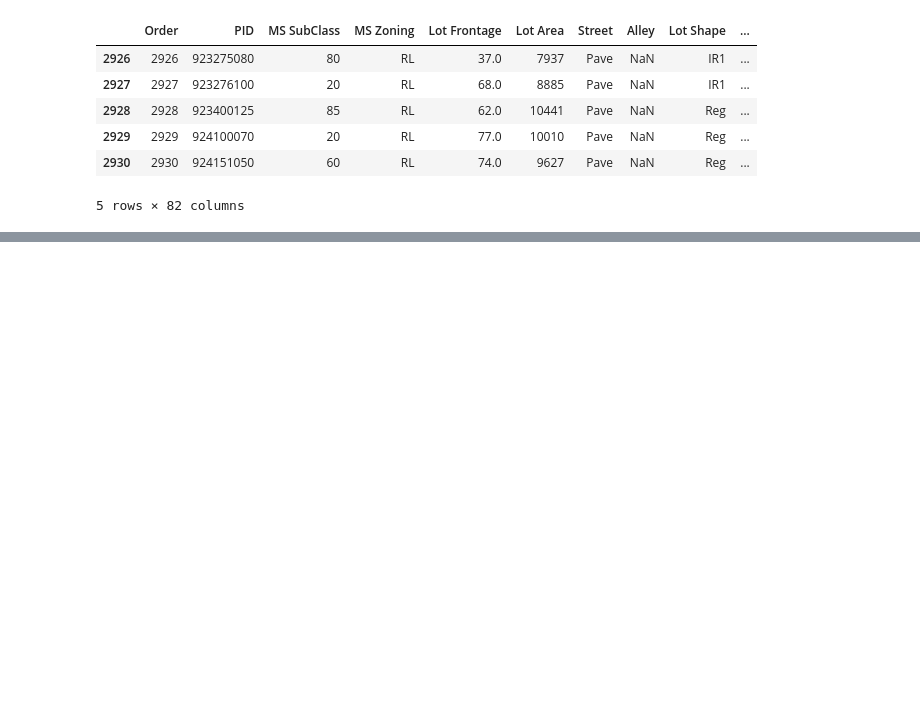
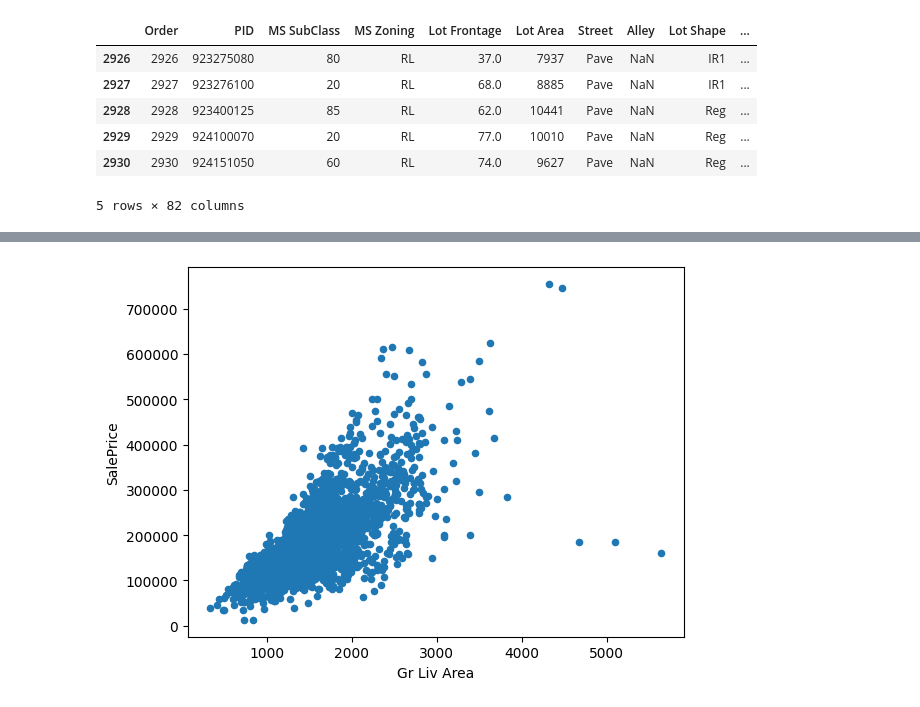
Before and after one commit to EngRidhoNet/machinelearning, a Jupyter notebook: Data-Cleaning.ipynb, the cells around one changed output, grey strips where cells are left out. Drawn from its saved outputs; the diff is of its cells as text; code cells hidden in the pictures; blank space fills up the shorter version.

```diff
--- a/Data-Cleaning.ipynb
+++ b/Data-Cleaning.ipynb
@@ -277,0 +334,5 @@ housing['Mas Vnr Area'].fillna(mean, inplace = True)
+# %%
+price_area = housing.plot.scatter(x='Gr Liv Area',
+                                  y='SalePrice')
+# %% [output]
+[figure, added]
```
Also changed, not shown: parts of 8 cells of this notebook.
